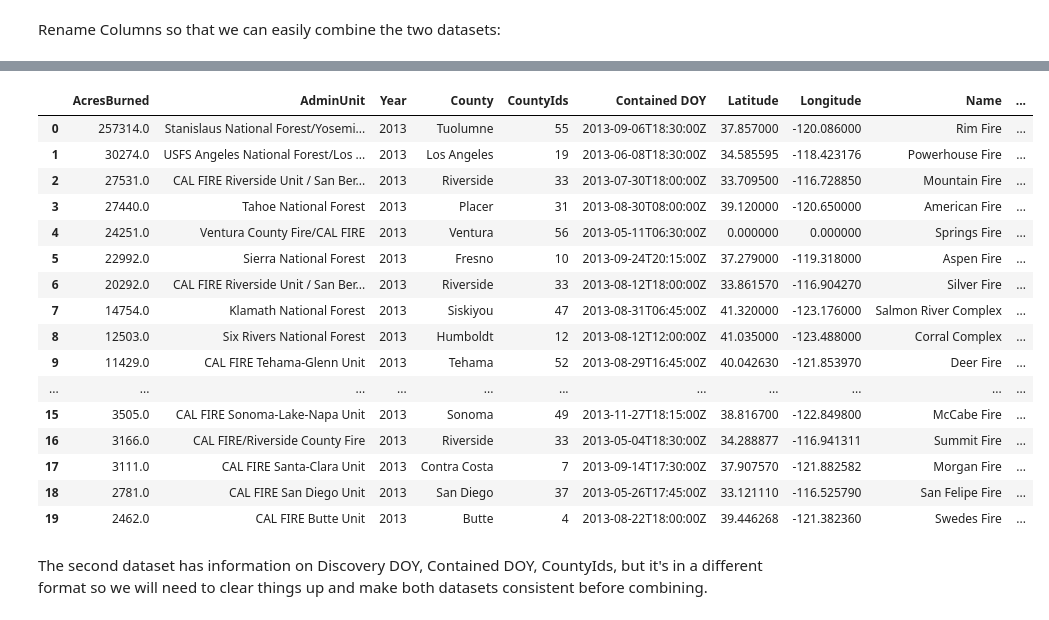
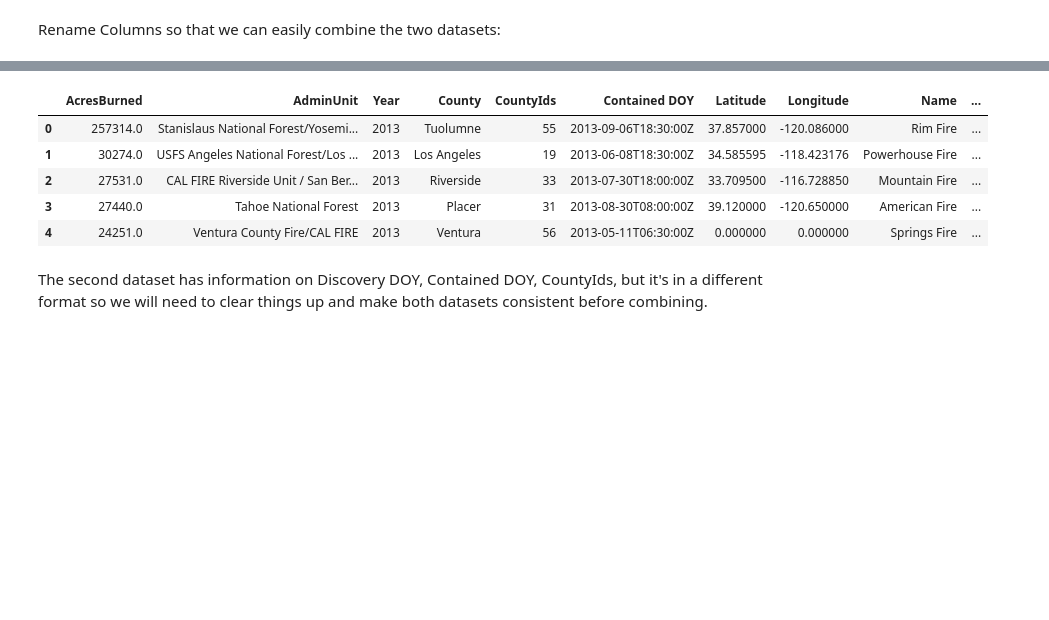
Before and after one commit to mnocerino23/Wildfire-Forecaster, a Jupyter notebook: wildfires.ipynb, the cells around one changed output, grey strips where cells are left out. Drawn from its saved outputs; the diff is of its cells as text; code cells hidden in the pictures; blank space fills up the shorter version.

```diff
--- a/wildfires.ipynb
+++ b/wildfires.ipynb
@@ -123,25 +112,14 @@ wildfires.head(20)
 # %%
-wildfires2.head(20)
+wildfires2.head(5)
 #We need to add features fire size class, discovery DOY and contained DOY to the wildfires2 dataset
 #and ensure the county labels are consistent between both datasets
 # %% [output]
 |  | AcresBurned | AdminUnit | Year | County | CountyIds | Contained DOY | Latitude | Longitude | Name | ... |
 | 0 | 257314.0 | Stanislaus National Forest/Yosemi... | 2013 | Tuolumne | 55 | 2013-09-06T18:30:00Z | 37.857000 | -120.086000 | Rim Fire | ... |
 | 1 | 30274.0 | USFS Angeles National Forest/Los ... | 2013 | Los Angeles | 19 | 2013-06-08T18:30:00Z | 34.585595 | -118.423176 | Powerhouse Fire | ... |
 | 2 | 27531.0 | CAL FIRE Riverside Unit / San Ber... | 2013 | Riverside | 33 | 2013-07-30T18:00:00Z | 33.709500 | -116.728850 | Mountain Fire | ... |
 | 3 | 27440.0 | Tahoe National Forest | 2013 | Placer | 31 | 2013-08-30T08:00:00Z | 39.120000 | -120.650000 | American Fire | ... |
 | 4 | 24251.0 | Ventura County Fire/CAL FIRE | 2013 | Ventura | 56 | 2013-05-11T06:30:00Z | 0.000000 | 0.000000 | Springs Fire | ... |
-| 5 | 22992.0 | Sierra National Forest | 2013 | Fresno | 10 | 2013-09-24T20:15:00Z | 37.279000 | -119.318000 | Aspen Fire | ... |
-| 6 | 20292.0 | CAL FIRE Riverside Unit / San Ber... | 2013 | Riverside | 33 | 2013-08-12T18:00:00Z | 33.861570 | -116.904270 | Silver Fire | ... |
-| 7 | 14754.0 | Klamath National Forest | 2013 | Siskiyou | 47 | 2013-08-31T06:45:00Z | 41.320000 | -123.176000 | Salmon River Complex | ... |
-| 8 | 12503.0 | Six Rivers National Forest | 2013 | Humboldt | 12 | 2013-08-12T12:00:00Z | 41.035000 | -123.488000 | Corral Complex | ... |
-| 9 | 11429.0 | CAL FIRE Tehama-Glenn Unit | 2013 | Tehama | 52 | 2013-08-29T16:45:00Z | 40.042630 | -121.853970 | Deer Fire | ... |
-| ... | ... | ... | ... | ... | ... | ... | ... | ... | ... | ... |
-| 15 | 3505.0 | CAL FIRE Sonoma-Lake-Napa Unit | 2013 | Sonoma | 49 | 2013-11-27T18:15:00Z | 38.816700 | -122.849800 | McCabe Fire | ... |
-| 16 | 3166.0 | CAL FIRE/Riverside County Fire | 2013 | Riverside | 33 | 2013-05-04T18:30:00Z | 34.288877 | -116.941311 | Summit Fire | ... |
-| 17 | 3111.0 | CAL FIRE Santa-Clara Unit | 2013 | Contra Costa | 7 | 2013-09-14T17:30:00Z | 37.907570 | -121.882582 | Morgan Fire | ... |
-| 18 | 2781.0 | CAL FIRE San Diego Unit | 2013 | San Diego | 37 | 2013-05-26T17:45:00Z | 33.121110 | -116.525790 | San Felipe Fire | ... |
-| 19 | 2462.0 | CAL FIRE Butte Unit | 2013 | Butte | 4 | 2013-08-22T18:00:00Z | 39.446268 | -121.382360 | Swedes Fire | ... |
 # %% [markdown]
 The second dataset has information on Discovery DOY, Contained DOY, CountyIds, but it's in a different format so we will need to clear things up and make both datasets consistent before combining.
 # %%
```
Also changed, not shown: parts of 17 cells of this notebook.
